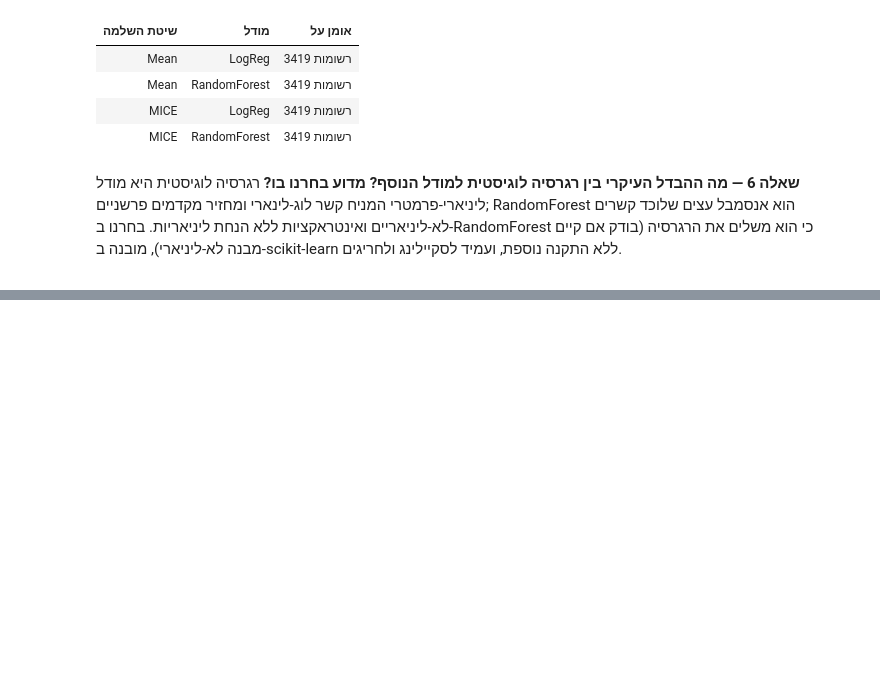
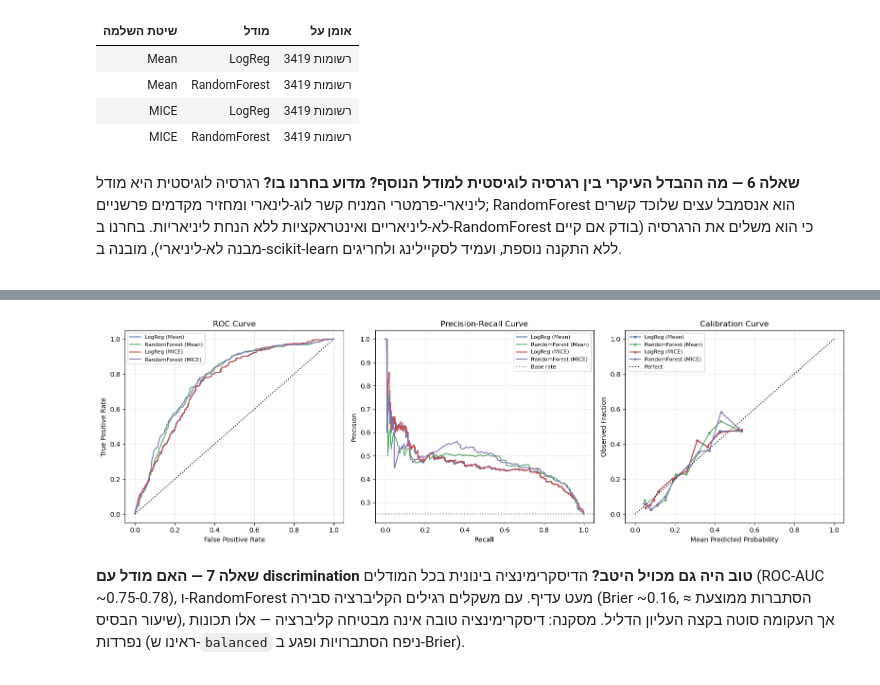
Before and after one commit to Roybin12/medical-machine-learning-, a Jupyter notebook: assignment.ipynb, the cells around one changed output, grey strips where cells are left out. Drawn from its saved outputs; the diff is of its cells as text; code cells hidden in the pictures; blank space fills up the shorter version.

Commit message:
Stage 7: metrics table + ROC/PR/Calibration curves; Stage 6 fix (default class_weight for calibration)

```diff
--- a/assignment.ipynb
+++ b/assignment.ipynb
@@ -501,10 +502,9 @@ def build_pipeline(classifier, scale_numeric):
     return Pipeline([("prep", prep), ("clf", classifier)])
 
 model_specs = {
-    "LogReg": (LogisticRegression(max_iter=1000, class_weight="balanced",
-                                  random_state=SEED), True),
-    "RandomForest": (RandomForestClassifier(n_estimators=300, class_weight="balanced",
-                                            random_state=SEED, n_jobs=-1), False),
+    "LogReg": (LogisticRegression(max_iter=1000, random_state=SEED), True),
+    "RandomForest": (RandomForestClassifier(n_estimators=300, random_state=SEED,
+                                            n_jobs=-1), False),
 }
 
 trained = {}      # (שיטה, מודל) -> Pipeline מאומן
@@ -535,0 +573,42 @@ display(rtl(trained_summary))
+# %%
+# === שלב 7ב: עקומות ROC, PR, Calibration ===
+colors = {("Mean", "LogReg"): "#4C72B0", ("Mean", "RandomForest"): "#55A868",
+          ("MICE", "LogReg"): "#C44E52", ("MICE", "RandomForest"): "#8172B3"}
+def lbl(key):
+    return f"{key[1]} ({key[0]})"
+
+fig, axes = plt.subplots(1, 3, figsize=(16, 5))
+
+for key, p in pred_prob.items():
+    fpr, tpr, _ = roc_curve(y_test, p)
+    axes[0].plot(fpr, tpr, color=colors[key], label=lbl(key))
+axes[0].plot([0, 1], [0, 1], "k:")
+axes[0].set_title("ROC Curve"); axes[0].set_xlabel("False Positive Rate")
+axes[0].set_ylabel("True Positive Rate"); axes[0].legend(fontsize=8)
+
+for key, p in pred_prob.items():
+    prec, rec, _ = precision_recall_curve(y_test, p)
+    axes[1].plot(rec, prec, color=colors[key], label=lbl(key))
+axes[1].axhline(y_test.mean(), color="gray", linestyle=":", label="Base rate")
+axes[1].set_title("Precision-Recall Curve"); axes[1].set_xlabel("Recall")
+axes[1].set_ylabel("Precision"); axes[1].legend(fontsize=8)
+
+for key, p in pred_prob.items():
+    frac, mean_pred = calibration_curve(y_test, p, n_bins=10, strategy="quantile")
+    axes[2].plot(mean_pred, frac, marker="o", markersize=3, color=colors[key], label=lbl(key))
+axes[2].plot([0, 1], [0, 1], "k:", label="Perfect")
+axes[2].set_title("Calibration Curve"); axes[2].set_xlabel("Mean Predicted Probability")
+axes[2].set_ylabel("Observed Fraction"); axes[2].legend(fontsize=8)
+
+plt.tight_layout(); plt.show()
+# %% [output]
+[figure, added]
+# %% [markdown]
+<div dir="rtl">
+
+**שאלה 7 — האם מודל עם discrimination טוב היה גם מכויל היטב?**
+הדיסקרימינציה בינונית בכל המודלים (ROC-AUC ~0.75-0.78), ו-RandomForest מעט עדיף.
+עם משקלים רגילים הקליברציה סבירה (Brier ~0.16, הסתברות ממוצעת ≈ שיעור הבסיס), אך העקומה סוטה בקצה העליון הדליל.
+מסקנה: דיסקרימינציה טובה אינה מבטיחה קליברציה — אלו תכונות נפרדות (ראינו ש-`balanced` ניפח הסתברויות ופגע ב-Brier).
+
+</div>
```
Also changed, not shown: parts of 3 cells of this notebook.
